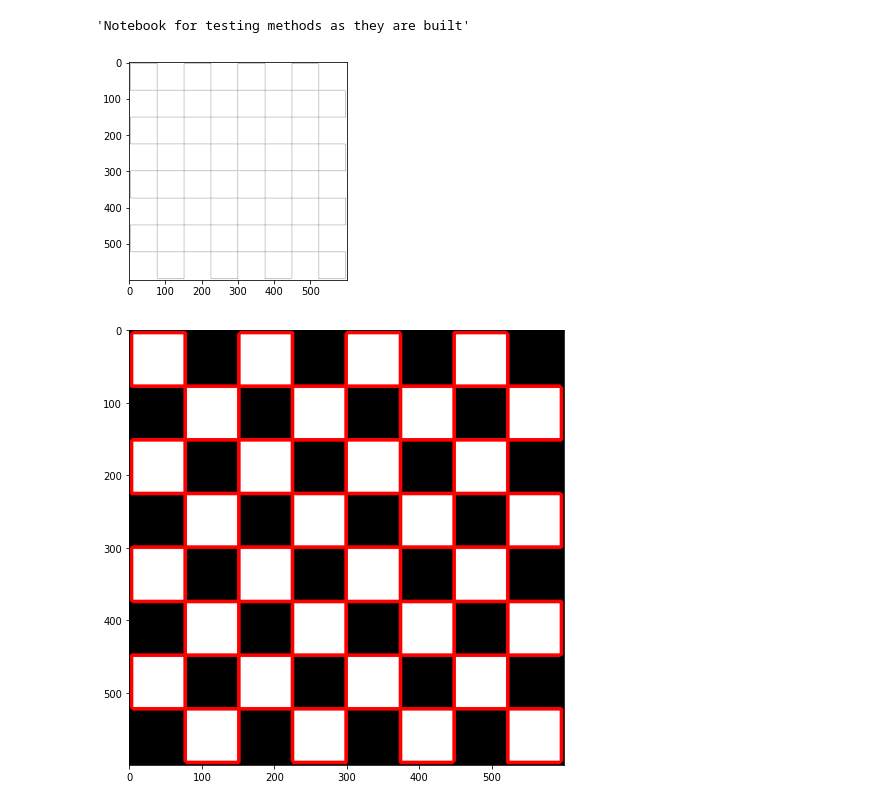
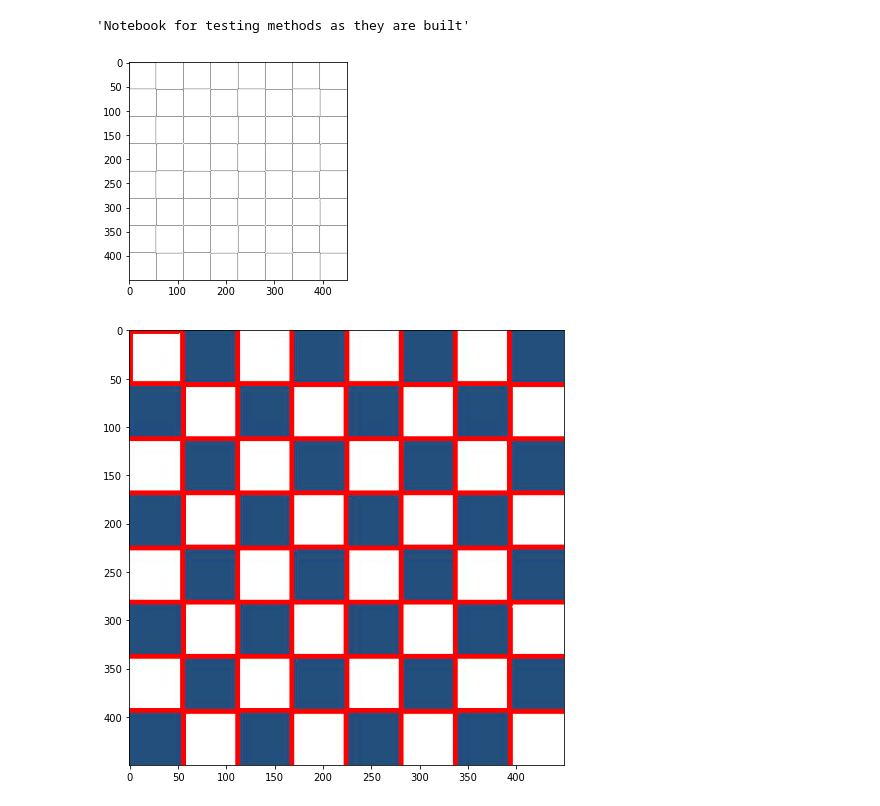
Before and after one commit to ChrisBagdon/Edge_Detector, a Jupyter notebook: test_notebook.ipynb, the cells around one changed output. Saved outputs shown, nothing was run; the diff lists cells and outputs as text; code cells hidden in the pictures.

```diff
--- a/test_notebook.ipynb
+++ b/test_notebook.ipynb
@@ -9,7 +9,7 @@ The autoreload extension is already loaded. To reload it, use:
   %reload_ext autoreload
 'Notebook for testing methods as they are built'
 # %%
-edge_detector.write_edges("data/Image_1.png", 50, 100, "Output/test.png")
+edge_detector.write_edges("data/Image_5.jpg", 50, 200, "Output/test.png")
 # %% [output]
-[figure, old version]
+[figure, new version]
-[figure, old version]
+[figure, new version]
```
Also changed, not shown: 1 other file.
